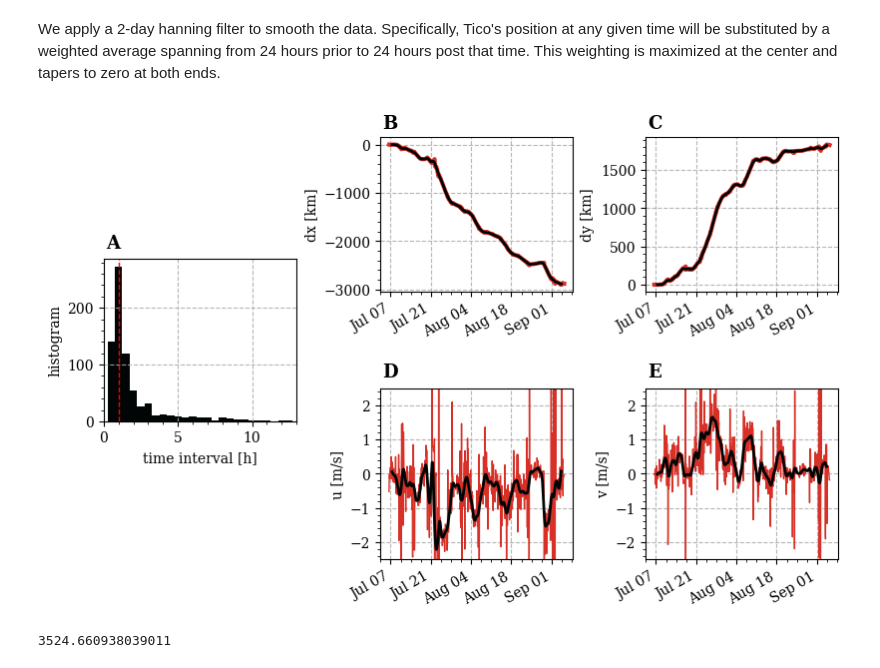
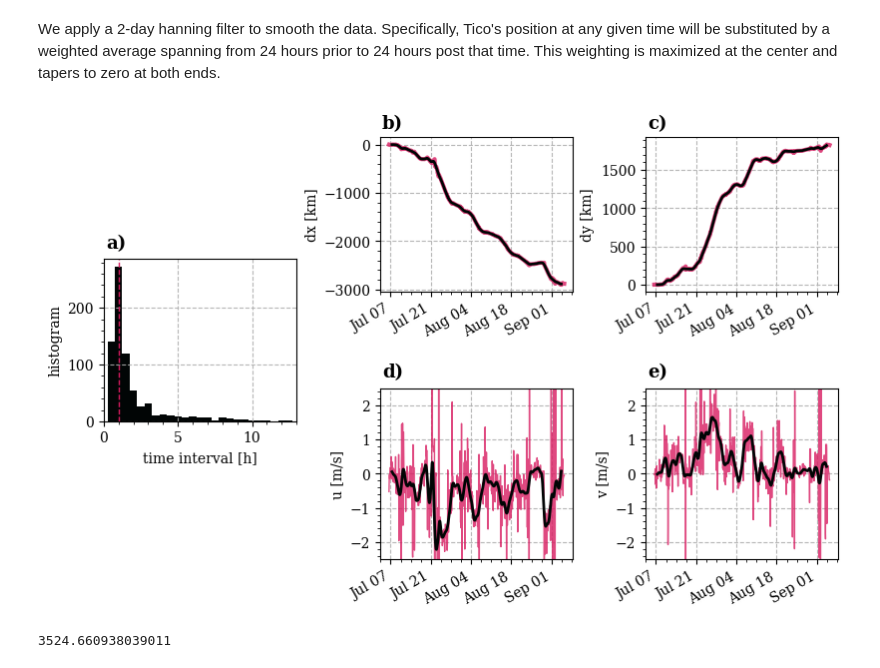
Before and after one commit to iuryt/tico_peixeboi, a Jupyter notebook: src/01-preprocessing.ipynb, the cells around one changed output. Cells and saved outputs as stored; diff of their text form; code cells hidden in the pictures.

```diff
--- a/src/01-preprocessing.ipynb
+++ b/src/01-preprocessing.ipynb
@@ -75,0 +112,8 @@ fig.savefig("../img/Argo_classes.png", dpi=300)
+# %%
+plt.figure(); p = bat.plot.contour(x = "lon", y = "lat", levels = [0]); plt.close();
+px, py = np.vstack([np.vstack(segs) for segs in p.allsegs]).T
+px, py = xr.DataArray(px, dims = ["obs"]), xr.DataArray(py, dims = ["obs"])
+
+lat2km = 111.195 # 1 deg lat = 111.195 km
+lon2km = lat2km*np.cos(py*np.pi/180) # 1 deg lon = 111.195*cos(lat) km
+ds = ds.assign(distance = np.sqrt((lon2km * (ds.longitude - px))**2 + (lat2km * (ds.latitude - py))**2).min("obs"))
@@ -131,43 +247,43 @@ ax = fig.subplot_mosaic(
 
 
 (ds.time.diff("time").astype("float")*1e-9/3600).plot.hist(ax=ax[0],bins=np.arange(0.25,20.25,0.5))
-ax[0].axvline(1,linestyle="--",color="red",lw=1)
+ax[0].axvline(1,linestyle="--",color="#D81B60",lw=1)
 ax[0].set(xlim=[0,13],ylabel="histogram",xlabel="time interval [h]")
 
 (dsi.x*1e-3).plot(ax=ax[1],zorder=1e3)
-(ds0.x*1e-3).plot(ax=ax[1],lw=3)
+(ds0.x*1e-3).plot(ax=ax[1],lw=3, alpha = 0.8)
 
 (dsi.u).plot(ax=ax[2],zorder=1e3)
-(ds0.u).plot(ax=ax[2],lw=1.)
+(ds0.u).plot(ax=ax[2],lw=1., alpha = 0.8)
 
 (dsi.y*1e-3).plot(ax=ax[3],zorder=1e3)
-(ds0.y*1e-3).plot(ax=ax[3],lw=3)
+(ds0.y*1e-3).plot(ax=ax[3],lw=3, alpha = 0.8)
 
 (dsi.v).plot(ax=ax[4],zorder=1e3)
-(ds0.v).plot(ax=ax[4],lw=1.)
+(ds0.v).plot(ax=ax[4],lw=1., alpha = 0.8)
 
 ax[1].set(ylabel="dx [km]",xlabel="")
 ax[3].set(ylabel="dy [km]",xlabel="")
 
 ax[2].set(ylabel="u [m/s]",xlabel="")
 ax[4].set(ylabel="v [m/s]",xlabel="")
 
 for a in [ax[2],ax[4]]:
     a.set(ylim=[-2.5,2.5])
 
 for k in range(1,5):
     a = ax[k]
     a.xaxis.set_major_locator(DayLocator(interval=14))
     a.xaxis.set_major_formatter(DateFormatter(fmt))
 
-for k, label in zip(range(5),"A B D C E".split()):
+for k, label in zip(range(5),"a) b) d) c) e)".split()):
     a = ax[k]
     a.text(0.01, 1.15, label, transform=a.transAxes,
       fontsize=13, fontweight='bold', va='top', ha='left')
 
-fig.savefig("../img/filtering.png", dpi=300)
+fig.savefig("../img/filtering.png", dpi=300, bbox_inches = "tight", facecolor = "w")
 # %% [output]
-[figure, old version]
+[figure, new version]
 # %%
 gsw.distance(dsi.longitude.values[[0,-1]],dsi.latitude.values[[0,-1]]).sum()*1e-3
 # %% [output]
```
Also changed, not shown: parts of 6 cells of this notebook.
